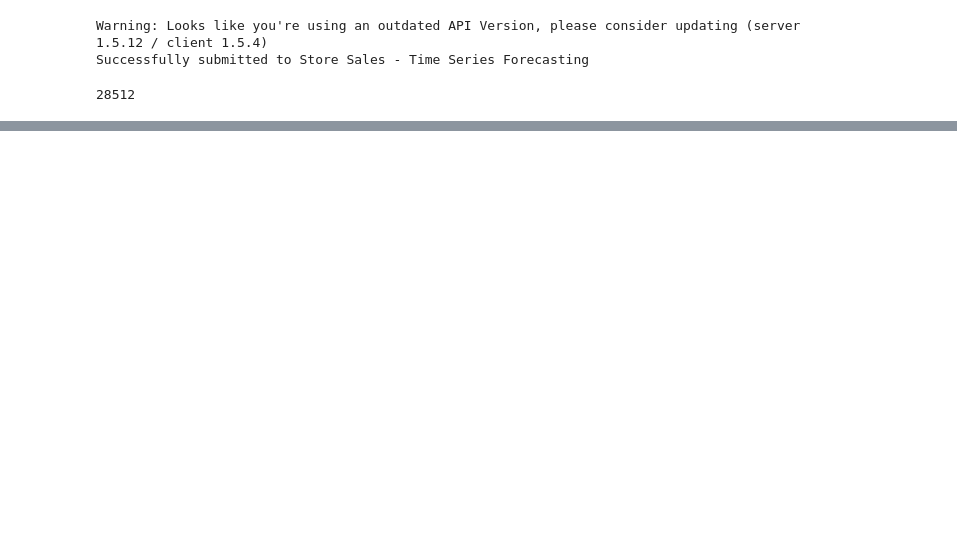
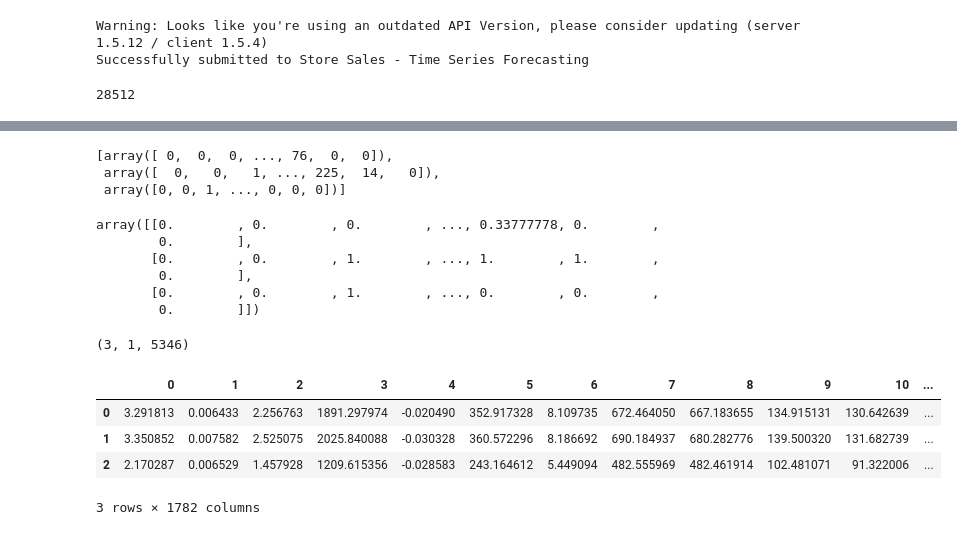
Before and after one commit to Keishin315/Keishin315, a Jupyter notebook: store_sales_forecast.ipynb, the cells around one changed output, grey strips where cells are left out. Drawn from its saved outputs; the diff is of its cells as text; code cells hidden in the pictures; blank space fills up the shorter version.

```diff
--- a/store_sales_forecast.ipynb
+++ b/store_sales_forecast.ipynb
@@ -416,0 +468,10 @@ spe = spe.drop(['store_nbr','family'],axis = 1)
+# %%
+datasetX = []
+max_length = len(spe)
+for i in range(5346,max_length-54*33+1,54*33):
+  datasetX.append(spe[i-5346:i,0])
+datasetX
+# %% [output]
+[array([ 0,  0,  0, ..., 76,  0,  0]),
+ array([  0,   0,   1, ..., 225,  14,   0]),
+ array([0, 0, 1, ..., 0, 0, 0])]
@@ -416,0 +480,31 @@ spe = spe.drop(['store_nbr','family'],axis = 1)
+# %%
+scaler.fit(datasetX)  # スケーリングに使用する最小／最大値を計算する。
+datasetX = scaler.transform(datasetX)
+# %%
+datasetX
+# %% [output]
+array([[0.        , 0.        , 0.        , ..., 0.33777778, 0.        ,
+        0.        ],
+       [0.        , 0.        , 1.        , ..., 1.        , 1.        ,
+        0.        ],
+       [0.        , 0.        , 1.        , ..., 0.        , 0.        ,
+        0.        ]])
+# %%
+datasetX = np.reshape(datasetX,(3,1,5346))
+datasetX.shape
+# %% [output]
+(3, 1, 5346)
+# %%
+hosoku = model.predict(datasetX)
+# %%
+hosoku = pd.DataFrame(hosoku)
+hosoku = scaler1.inverse_transform(hosoku)
+# %%
+hosoku = pd.DataFrame(hosoku)
+hosoku
+# %% [output]
+|  | 0 | 1 | 2 | 3 | 4 | 5 | 6 | 7 | 8 | 9 | 10 | ... |
+| 0 | 3.291813 | 0.006433 | 2.256763 | 1891.297974 | -0.020490 | 352.917328 | 8.109735 | 672.464050 | 667.183655 | 134.915131 | 130.642639 | ... |
+| 1 | 3.350852 | 0.007582 | 2.525075 | 2025.840088 | -0.030328 | 360.572296 | 8.186692 | 690.184937 | 680.282776 | 139.500320 | 131.682739 | ... |
+| 2 | 2.170287 | 0.006529 | 1.457928 | 1209.615356 | -0.028583 | 243.164612 | 5.449094 | 482.555969 | 482.461914 | 102.481071 | 91.322006 | ... |
+3 rows × 1782 columns
```
Also changed, not shown: parts of 18 cells of this notebook.
